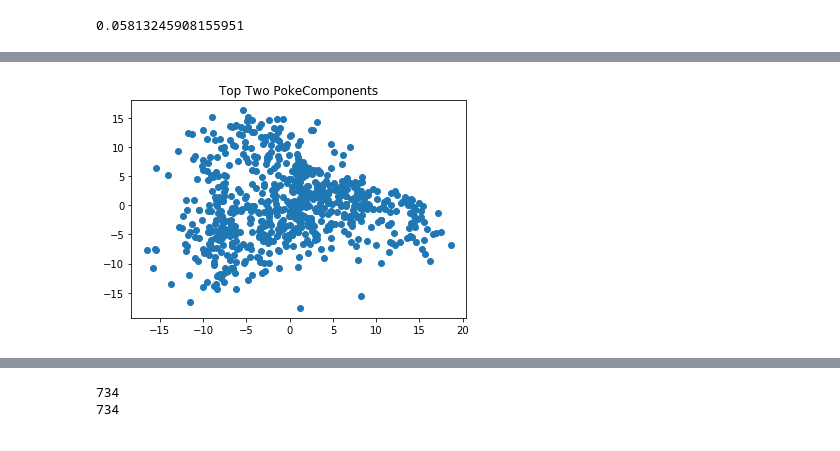
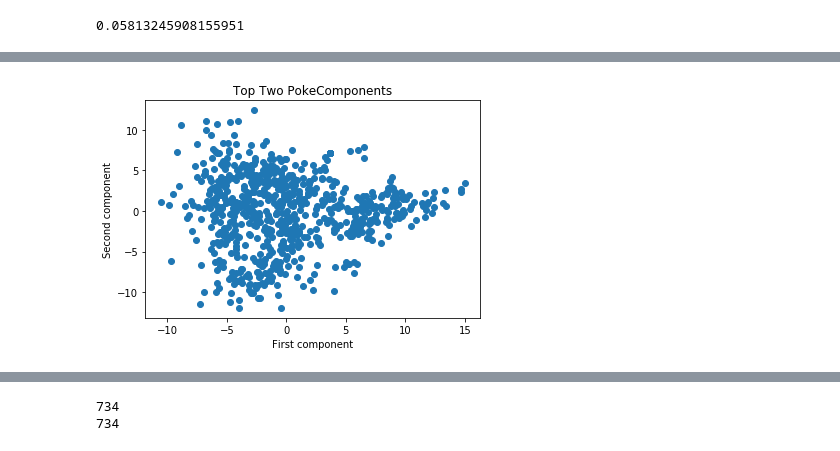
Before and after one commit to Patrisimo/PokeML, a Jupyter notebook: pokemon.ipynb, the cells around one changed output, grey strips where cells are left out. Cells and saved outputs as stored; diff of their text form; code cells hidden in the pictures.

```diff
--- a/pokemon.ipynb
+++ b/pokemon.ipynb
@@ -107,7 +177,8 @@ rows = len(join_dict)
 # 243 bitvector of abilities
 # 859 bitvector of moves
 
-cols = 18 + 1 + 6 + len(abilities) + len(movelist)
+cols = 18 + 1 + 6 + len(hp_stats) + len(atk_stats) + len(def_stats) \
+        + len(spa_stats) + len(spd_stats) + len(spe_stats) +  len(abilities) + len(movelist)
 print(rows*cols)
 pokemat = np.zeros((rows,cols))
 # %% [output]
@@ -117,4 +191,5 @@ ptypes = sorted("Normal Fighting Flying Poison Ground Rock Bug Ghost Steel Fire
 # %%
+
 for i,p in enumerate(join_dict):
     for t in pokedex[p]['types']:
         pokemat[i,ptypes.index(t)] = 1
@@ -126,8 +201,22 @@ for i,p in enumerate(join_dict):
     pokemat[i,22] = pokedex[p]['baseStats']['spa']
     pokemat[i,23] = pokedex[p]['baseStats']['spd']
     pokemat[i,24] = pokedex[p]['baseStats']['spe']
+    idx = 25
+    pokemat[i,idx+hp_stats.index(pokedex[p]['baseStats']['hp'])] = 1
+    idx += len(hp_stats)
+    pokemat[i,idx+atk_stats.index(pokedex[p]['baseStats']['atk'])] = 1
+    idx += len(atk_stats)
+    pokemat[i,idx+def_stats.index(pokedex[p]['baseStats']['def'])] = 1
+    idx += len(def_stats)
+    pokemat[i,idx+spa_stats.index(pokedex[p]['baseStats']['spa'])] = 1
+    idx += len(spa_stats)
+    pokemat[i,idx+spd_stats.index(pokedex[p]['baseStats']['spd'])] = 1
+    idx += len(spd_stats)
+    pokemat[i,idx+spe_stats.index(pokedex[p]['baseStats']['spe'])] = 1
+    idx += len(spe_stats)
     for a in pokedex[p]['abilities'].values():
-        pokemat[i,25+abilities.index(a)] = 1
+        pokemat[i,idx+abilities.index(a)] = 1
+    idx += len(abilities)
     for m in learnsets[join_dict[p]]['learnset']:
         if max([ s[0] == '8' for s in learnsets[join_dict[p]]['learnset'][m]]) > 0:
-            pokemat[i,25+len(abilities)+movelist.index(m)] = 1
+            pokemat[i,idx+movelist.index(m)] = 1
@@ -165,3 +371,9 @@ pokevar[25+len(abilities):25+len(abilities)+len(movelist)] = stds[-1]
 
 pokemat_pca = (pokemat_c / pokevar)
 u,s,vt = np.linalg.svd(pokemat_pca, full_matrices=False)
+# %%
+pokevar2 = np.std(pokemat, axis=0)
+pokemat_pca2 = (pokemat_c / pokevar2)
+u2, s2, vt2 = np.linalg.svd(pokemat_pca2, full_matrices=False)
+# %%
+s2 = s2_old[:-15]
@@ -311,10 +714,12 @@ Stats
 # %%
-lowdim = u[:,:2] * s[:2]
+lowdim = u2[:,:2] * s2[:2]
 plt.scatter(*lowdim.T)
 plt.title('Top Two PokeComponents')
+plt.xlabel('First component')
+plt.ylabel('Second component')
 plt.show()
 # %% [output]
-[figure, old version]
+[figure, new version]
 # %%
 ptcolors = {'Bug':'greenyellow',
  'Dark': 'black',
```
Also changed, not shown: parts of 39 cells of this notebook.
